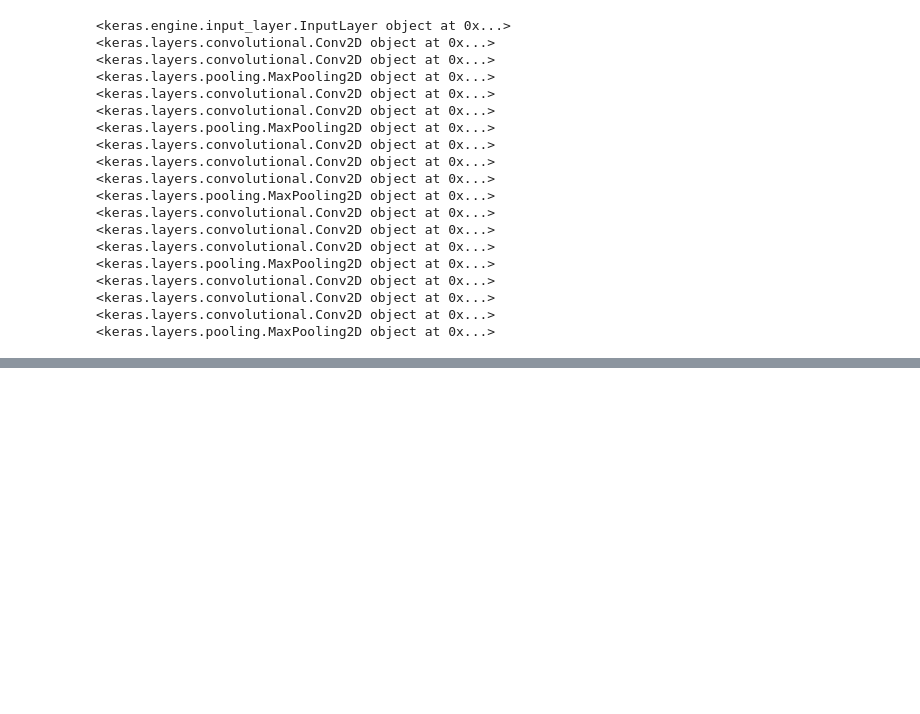
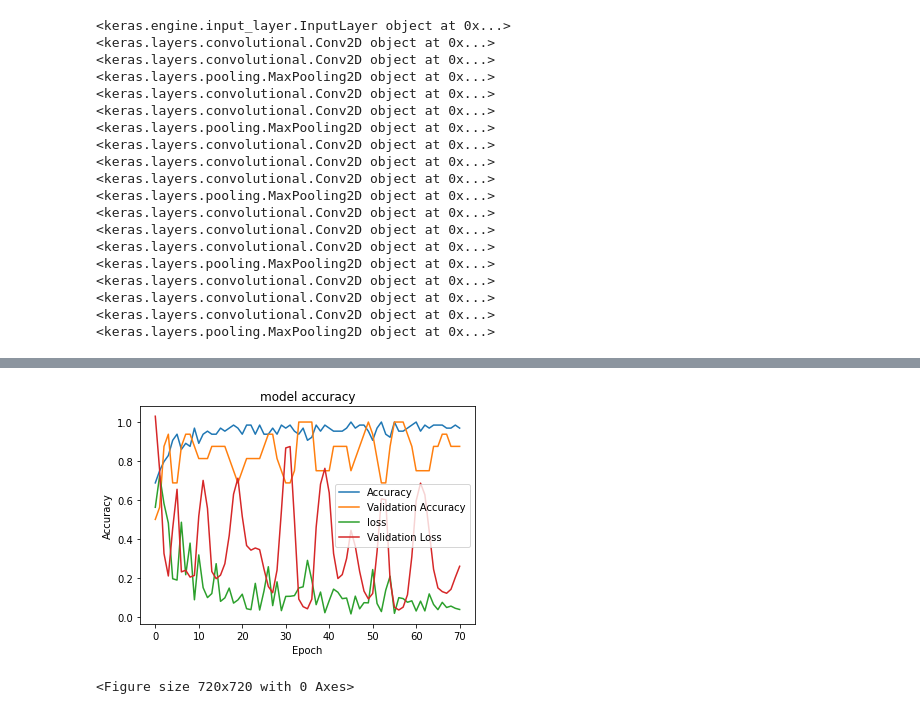
Before and after one commit to PierreKimbanziR/pneumonia-challenge, a Jupyter notebook: model.ipynb, the cells around one changed output, grey strips where cells are left out. Drawn from its saved outputs; the diff is of its cells as text; code cells hidden in the pictures; blank space fills up the shorter version.

Commit message:
Add model vgg16

```diff
--- a/model.ipynb
+++ b/model.ipynb
@@ -10,7 +12,7 @@ from keras.preprocessing import image
 # %%
-trdata = ImageDataGenerator()
-traindata = trdata.flow_from_directory(directory="/content/drive/MyDrive/pneumonia_challenge/chest_xray/train",target_size=(224,224))
-tsdata = ImageDataGenerator()
-testdata = tsdata.flow_from_directory(directory="/content/drive/MyDrive/pneumonia_challenge/chest_xray/test", target_size=(224,224))
+t_data = ImageDataGenerator()
+train_data = t_data.flow_from_directory(directory="/content/drive/MyDrive/pneumonia_challenge/chest_xray/train",target_size=(224,224))
+v_data = ImageDataGenerator()
+val_data = v_data.flow_from_directory(directory="/content/drive/MyDrive/pneumonia_challenge/chest_xray/val", target_size=(224,224))
 # %% [output]
 Found 5216 images belonging to 2 classes.
@@ -96,7 +94,7 @@ _________________________________________________________________
 from tensorflow.keras.callbacks import ModelCheckpoint, EarlyStopping
 checkpoint = ModelCheckpoint("/content/drive/MyDrive/pneumonia_challenge/vgg16_1.h5", monitor='loss', verbose=1, save_best_only=True, save_weights_only=False, mode='auto', save_freq=1)
 early = EarlyStopping(monitor='loss', min_delta=0, patience=25, verbose=1, mode='auto')
-model_final.fit_generator(generator= traindata, steps_per_epoch= 2, epochs= 100, validation_data= testdata, validation_steps=1, callbacks=[checkpoint,early])
+model = model_final.fit_generator(generator= train_data, steps_per_epoch= 2, epochs= 100, validation_data= val_data, validation_steps=1, callbacks=[checkpoint,early])
 model_final.save_weights("/content/drive/MyDrive/pneumonia_challenge/vgg16_1.h5")
 # %% [output]
 Epoch 1/100
@@ -118,0 +117,14 @@ Epoch 00046: early stopping
+# %%
+import matplotlib.pyplot as plt
+plt.plot(model.history["accuracy"])
+plt.plot(model.history['val_accuracy'])
+plt.plot(model.history['loss'])
+plt.plot(model.history['val_loss'])
+plt.title("model accuracy")
+plt.ylabel("Accuracy")
+plt.xlabel("Epoch")
+plt.legend(["Accuracy","Validation Accuracy","loss","Validation Loss"])
+plt.show()
+# %% [output]
+[figure, added]
+<Figure size 720x720 with 0 Axes>
```
Also changed, not shown: parts of 6 cells of this notebook.
